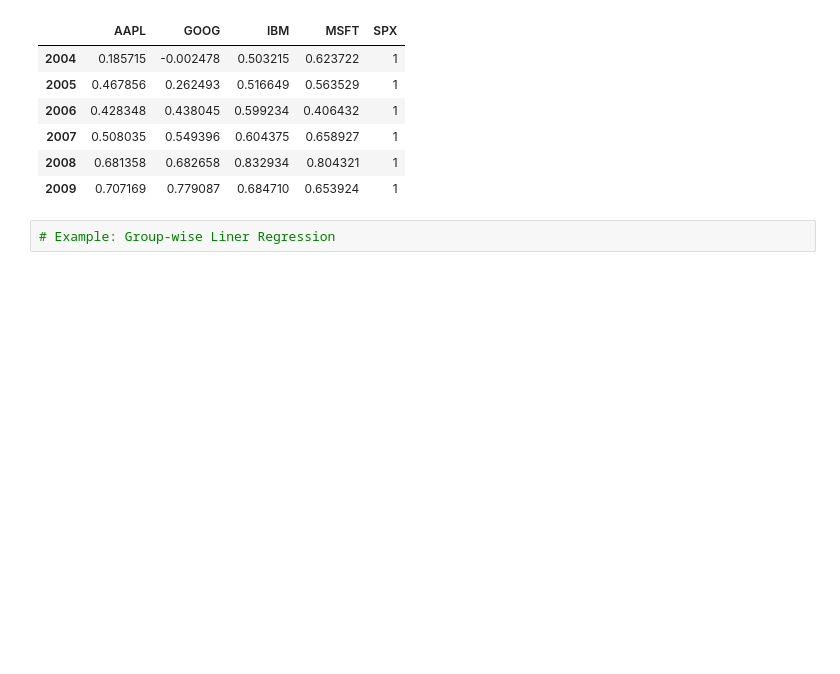
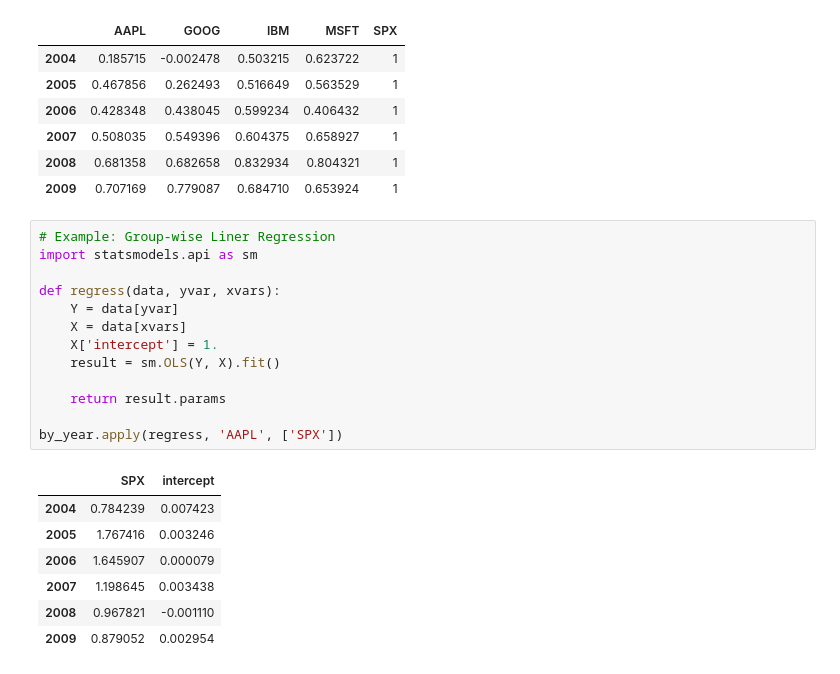
Before and after one commit to maciejATcosphere/paper-mind, a Jupyter notebook: paper_mind/courses/pandas/aggregation-01.ipynb, the cells around one changed output. Saved outputs shown, nothing was run; the diff lists cells and outputs as text; blank space fills up the shorter version.

```diff
--- a/paper_mind/courses/pandas/aggregation-01.ipynb
+++ b/paper_mind/courses/pandas/aggregation-01.ipynb
@@ -410,5 +413,24 @@ by_year.apply(spx_corr)
 | 2007 | 0.508035 | 0.549396 | 0.604375 | 0.658927 | 1 |
 | 2008 | 0.681358 | 0.682658 | 0.832934 | 0.804321 | 1 |
 | 2009 | 0.707169 | 0.779087 | 0.684710 | 0.653924 | 1 |
-# %%
-# Example: Group-wise Liner Regression
+# %%
+# Example: Group-wise Liner Regression
+import statsmodels.api as sm
+
+def regress(data, yvar, xvars):
+    Y = data[yvar]
+    X = data[xvars]
+    X['intercept'] = 1.
+    result = sm.OLS(Y, X).fit()
+
+    return result.params
+
+by_year.apply(regress, 'AAPL', ['SPX'])
+# %% [output]
+|  | SPX | intercept |
+| 2004 | 0.784239 | 0.007423 |
+| 2005 | 1.767416 | 0.003246 |
+| 2006 | 1.645907 | 0.000079 |
+| 2007 | 1.198645 | 0.003438 |
+| 2008 | 0.967821 | -0.001110 |
+| 2009 | 0.879052 | 0.002954 |
```
Also changed, not shown: parts of 6 cells of this notebook.
